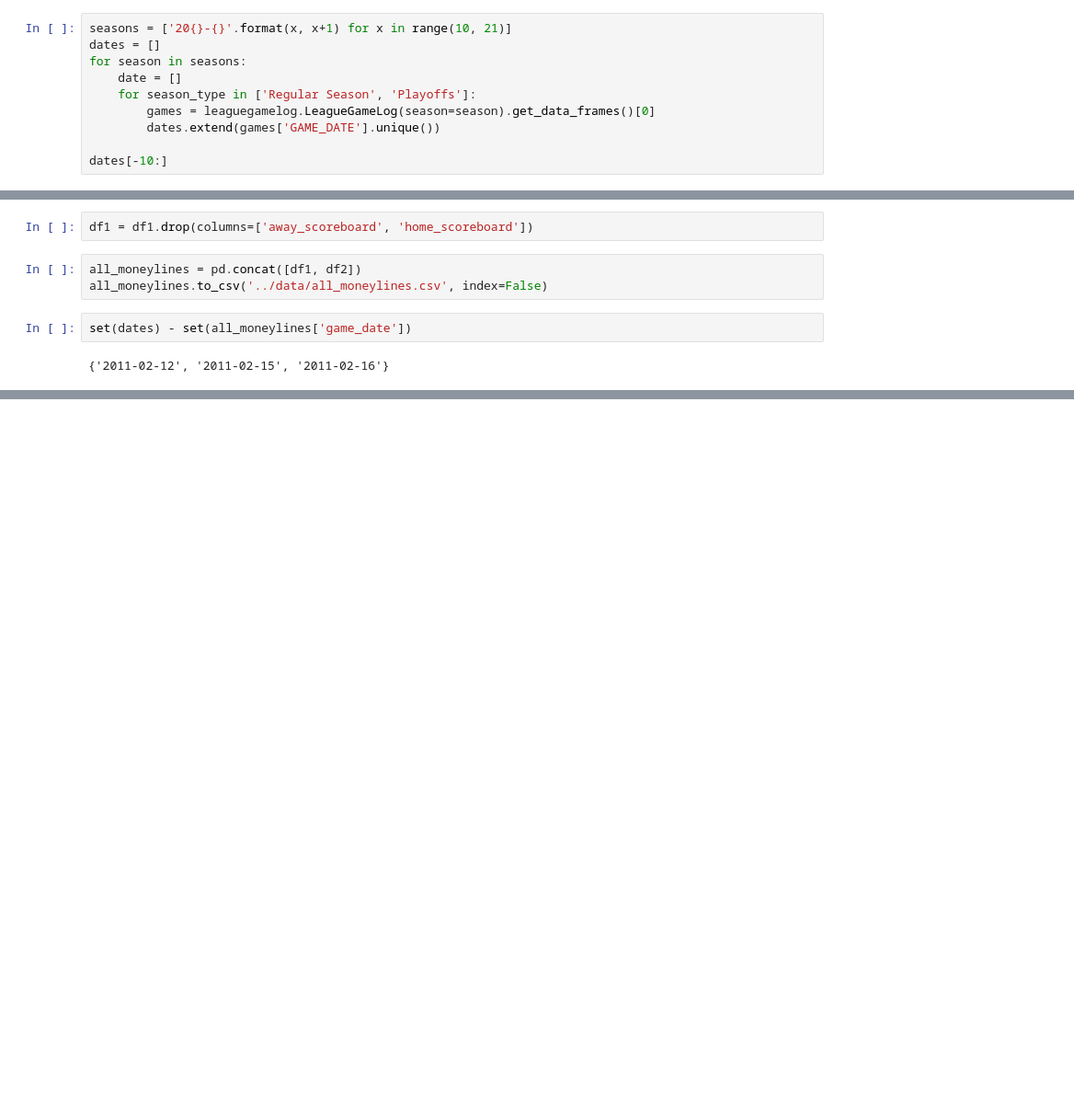
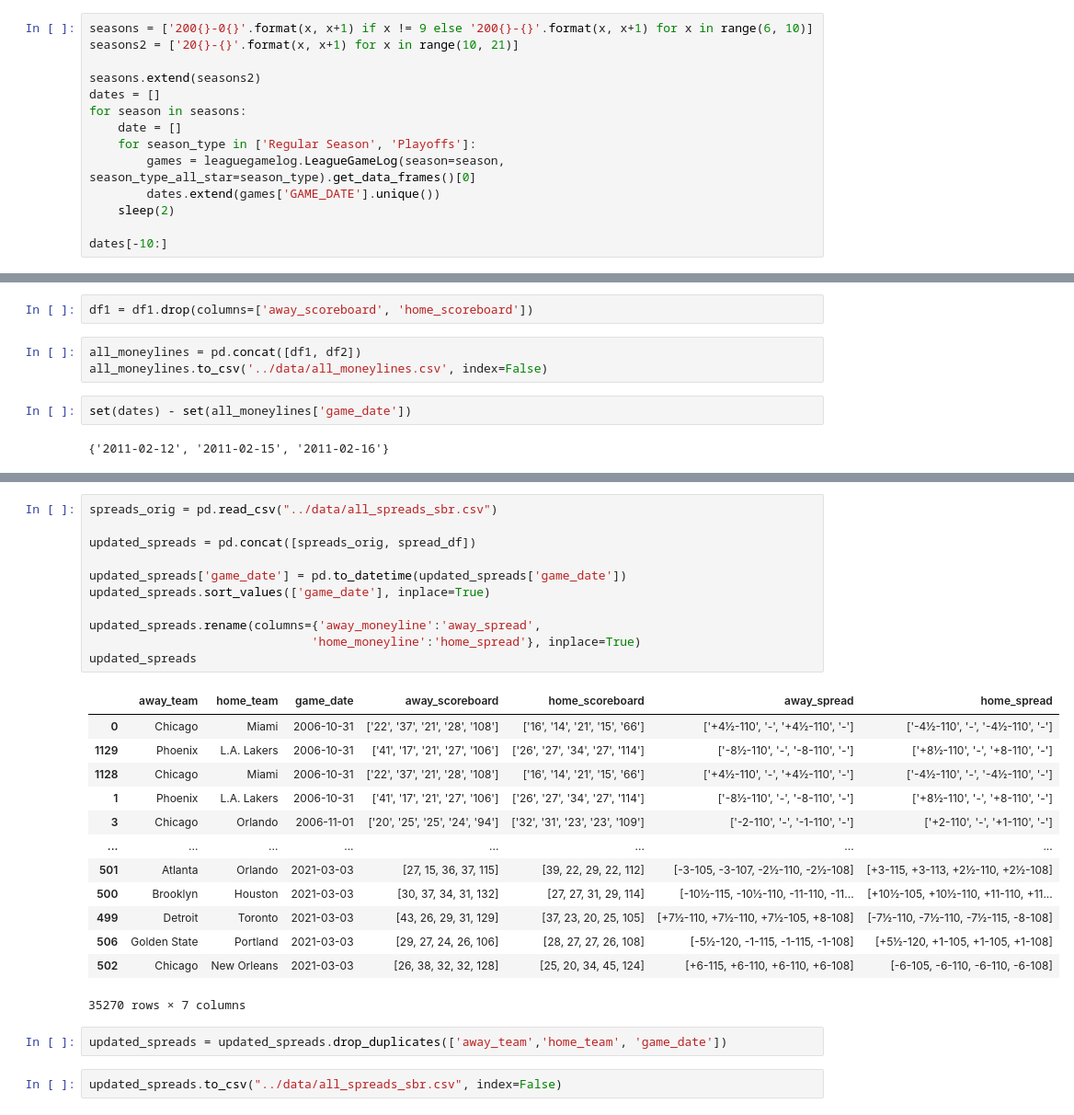
Before and after one commit to jnish23/NBA_Model, a Jupyter notebook: notebooks/ScrapingBettingLinesSelenium.ipynb, the cells around one changed output, grey strips where cells are left out. Shown: that part at 92% size. Cells and saved outputs as stored; diff of their text form; blank space fills up the shorter version.

```diff
--- a/notebooks/ScrapingBettingLinesSelenium.ipynb
+++ b/notebooks/ScrapingBettingLinesSelenium.ipynb
@@ -15,13 +15,17 @@ from tqdm import tqdm
 from nba_api.stats.endpoints import leaguegamelog
 from nba_api.stats.library.parameters import SeasonAll
 # %%
-seasons = ['20{}-{}'.format(x, x+1) for x in range(10, 21)]
+seasons = ['200{}-0{}'.format(x, x+1) if x != 9 else '200{}-{}'.format(x, x+1) for x in range(6, 10)]
+seasons2 = ['20{}-{}'.format(x, x+1) for x in range(10, 21)]
+
+seasons.extend(seasons2)
 dates = []
 for season in seasons:
     date = []
     for season_type in ['Regular Season', 'Playoffs']:
-        games = leaguegamelog.LeagueGameLog(season=season).get_data_frames()[0]
+        games = leaguegamelog.LeagueGameLog(season=season, season_type_all_star=season_type).get_data_frames()[0]
         dates.extend(games['GAME_DATE'].unique())
+    sleep(2)
 
 dates[-10:]
 # %% [output]
@@ -160,0 +279,29 @@ df.tail(20)
+# %%
+spreads_orig = pd.read_csv("../data/all_spreads_sbr.csv")
+
+updated_spreads = pd.concat([spreads_orig, spread_df])
+
+updated_spreads['game_date'] = pd.to_datetime(updated_spreads['game_date'])
+updated_spreads.sort_values(['game_date'], inplace=True)
+
+updated_spreads.rename(columns={'away_moneyline':'away_spread',
+                               'home_moneyline':'home_spread'}, inplace=True)
+updated_spreads
+# %% [output]
+|  | away_team | home_team | game_date | away_scoreboard | home_scoreboard | away_spread | home_spread |
+| 0 | Chicago | Miami | 2006-10-31 | ['22', '37', '21', '28', '108'] | ['16', '14', '21', '15', '66'] | ['+4½-110', '-', '+4½-110', '-'] | ['-4½-110', '-', '-4½-110', '-'] |
+| 1129 | Phoenix | L.A. Lakers | 2006-10-31 | ['41', '17', '21', '27', '106'] | ['26', '27', '34', '27', '114'] | ['-8½-110', '-', '-8-110', '-'] | ['+8½-110', '-', '+8-110', '-'] |
+| 1128 | Chicago | Miami | 2006-10-31 | ['22', '37', '21', '28', '108'] | ['16', '14', '21', '15', '66'] | ['+4½-110', '-', '+4½-110', '-'] | ['-4½-110', '-', '-4½-110', '-'] |
+| 1 | Phoenix | L.A. Lakers | 2006-10-31 | ['41', '17', '21', '27', '106'] | ['26', '27', '34', '27', '114'] | ['-8½-110', '-', '-8-110', '-'] | ['+8½-110', '-', '+8-110', '-'] |
+| 3 | Chicago | Orlando | 2006-11-01 | ['20', '25', '25', '24', '94'] | ['32', '31', '23', '23', '109'] | ['-2-110', '-', '-1-110', '-'] | ['+2-110', '-', '+1-110', '-'] |
+| ... | ... | ... | ... | ... | ... | ... | ... |
+| 501 | Atlanta | Orlando | 2021-03-03 | [27, 15, 36, 37, 115] | [39, 22, 29, 22, 112] | [-3-105, -3-107, -2½-110, -2½-108] | [+3-115, +3-113, +2½-110, +2½-108] |
+| 500 | Brooklyn | Houston | 2021-03-03 | [30, 37, 34, 31, 132] | [27, 27, 31, 29, 114] | [-10½-115, -10½-110, -11-110, -11... | [+10½-105, +10½-110, +11-110, +11... |
+| 499 | Detroit | Toronto | 2021-03-03 | [43, 26, 29, 31, 129] | [37, 23, 20, 25, 105] | [+7½-110, +7½-110, +7½-105, +8-108] | [-7½-110, -7½-110, -7½-115, -8-108] |
+| 506 | Golden State | Portland | 2021-03-03 | [29, 27, 24, 26, 106] | [28, 27, 27, 26, 108] | [-5½-120, -1-115, -1-115, -1-108] | [+5½-120, +1-105, +1-105, +1-108] |
+| 502 | Chicago | New Orleans | 2021-03-03 | [26, 38, 32, 32, 128] | [25, 20, 34, 45, 124] | [+6-115, +6-110, +6-110, +6-108] | [-6-105, -6-110, -6-110, -6-108] |
+35270 rows × 7 columns
+# %%
+updated_spreads = updated_spreads.drop_duplicates(['away_team','home_team', 'game_date'])
+# %%
+updated_spreads.to_csv("../data/all_spreads_sbr.csv", index=False)
```
Also changed, not shown: parts of 12 cells of this notebook, 5 other files.
